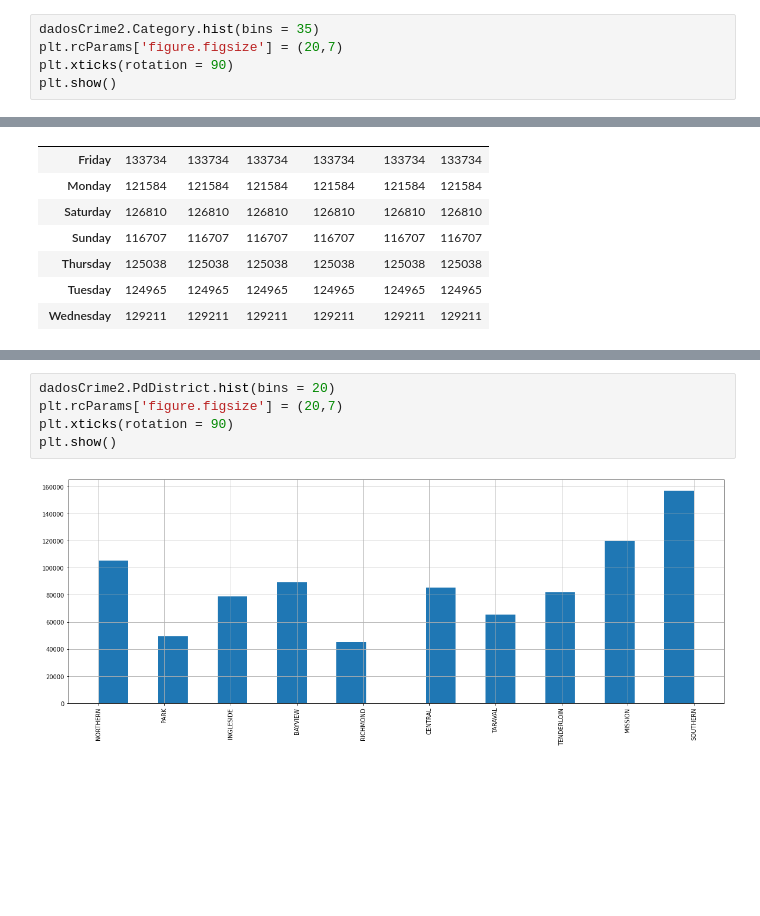
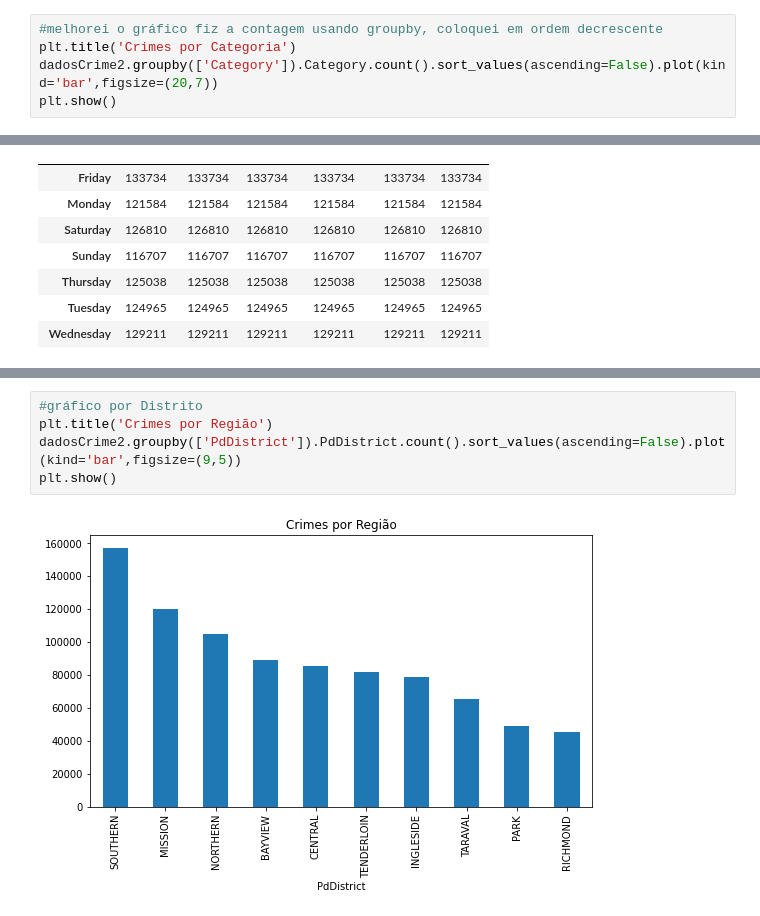
Before and after one commit to AndreiaJSilva/ConhecendoGit, a Jupyter notebook: AnaliseSF2.ipynb, the cells around one changed output, grey strips where cells are left out. Saved outputs shown, nothing was run; the diff lists cells and outputs as text; blank space fills up the shorter version.

```diff
--- a/AnaliseSF2.ipynb
+++ b/AnaliseSF2.ipynb
@@ -107,6 +109,6 @@ dadosCrime2.groupby('Category').count()
 # %%
-dadosCrime2.Category.hist(bins = 35)
-plt.rcParams['figure.figsize'] = (20,7)
-plt.xticks(rotation = 90)
+#melhorei o gráfico fiz a contagem usando groupby, coloquei em ordem decrescente
+plt.title('Crimes por Categoria')
+dadosCrime2.groupby(['Category']).Category.count().sort_values(ascending=False).plot(kind='bar',figsize=(20,7))
 plt.show()
 # %% [output]
@@ -141,10 +150,10 @@ dadosCrime2.groupby('PdDistrict').count()
 | TARAVAL | 65596 | 65596 | 65596 | 65596 | 65596 | 65596 |
 | TENDERLOIN | 81809 | 81809 | 81809 | 81809 | 81809 | 81809 |
 # %%
-dadosCrime2.PdDistrict.hist(bins = 20)
-plt.rcParams['figure.figsize'] = (20,7)
-plt.xticks(rotation = 90)
+#gráfico por Distrito
+plt.title('Crimes por Região')
+dadosCrime2.groupby(['PdDistrict']).PdDistrict.count().sort_values(ascending=False).plot(kind='bar',figsize=(9,5))
 plt.show()
 # %% [output]
-[figure, old version]
+[figure, new version]
 # %%
```
Also changed, not shown: parts of 7 cells of this notebook, 1 other file.
